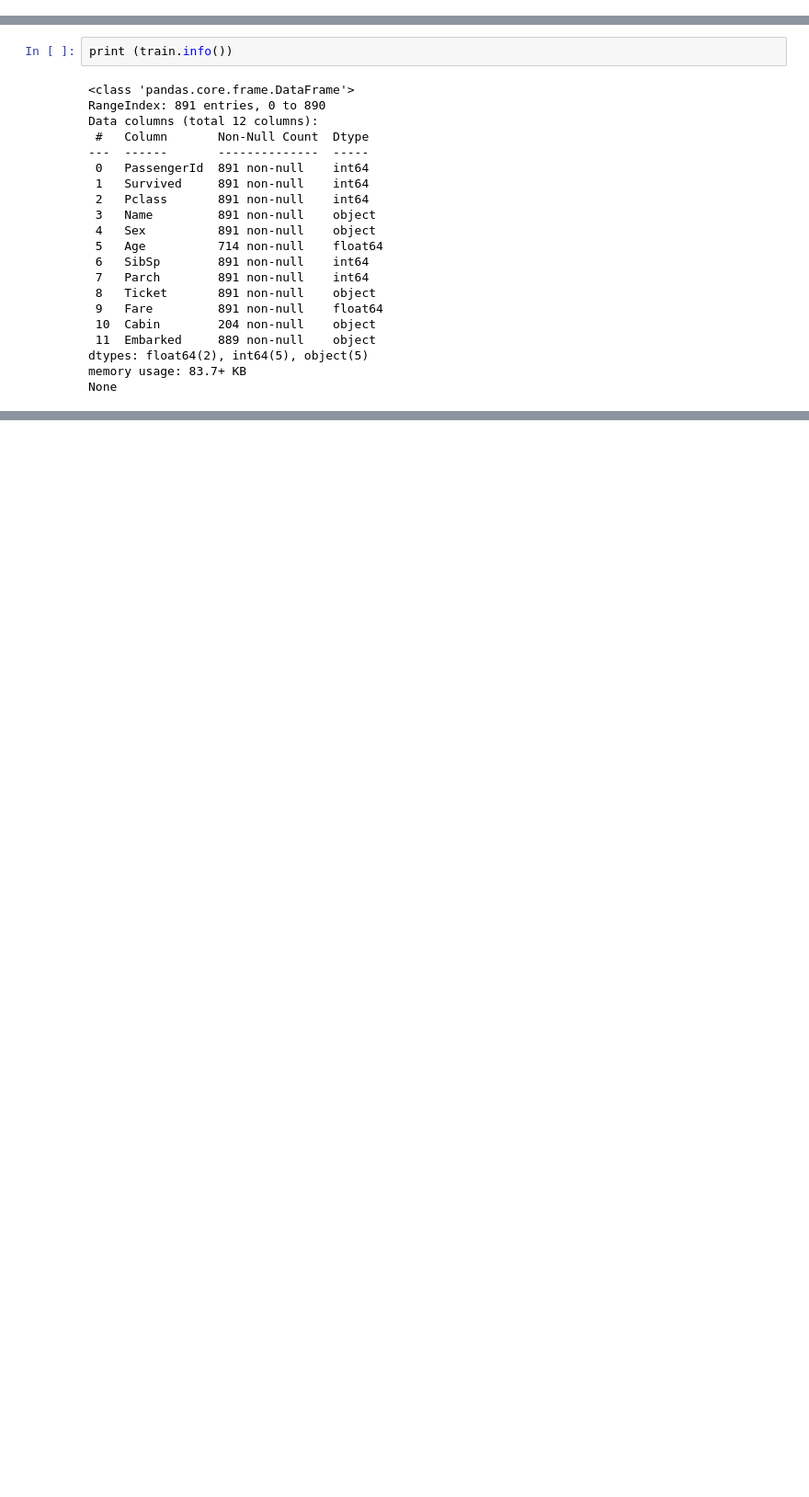
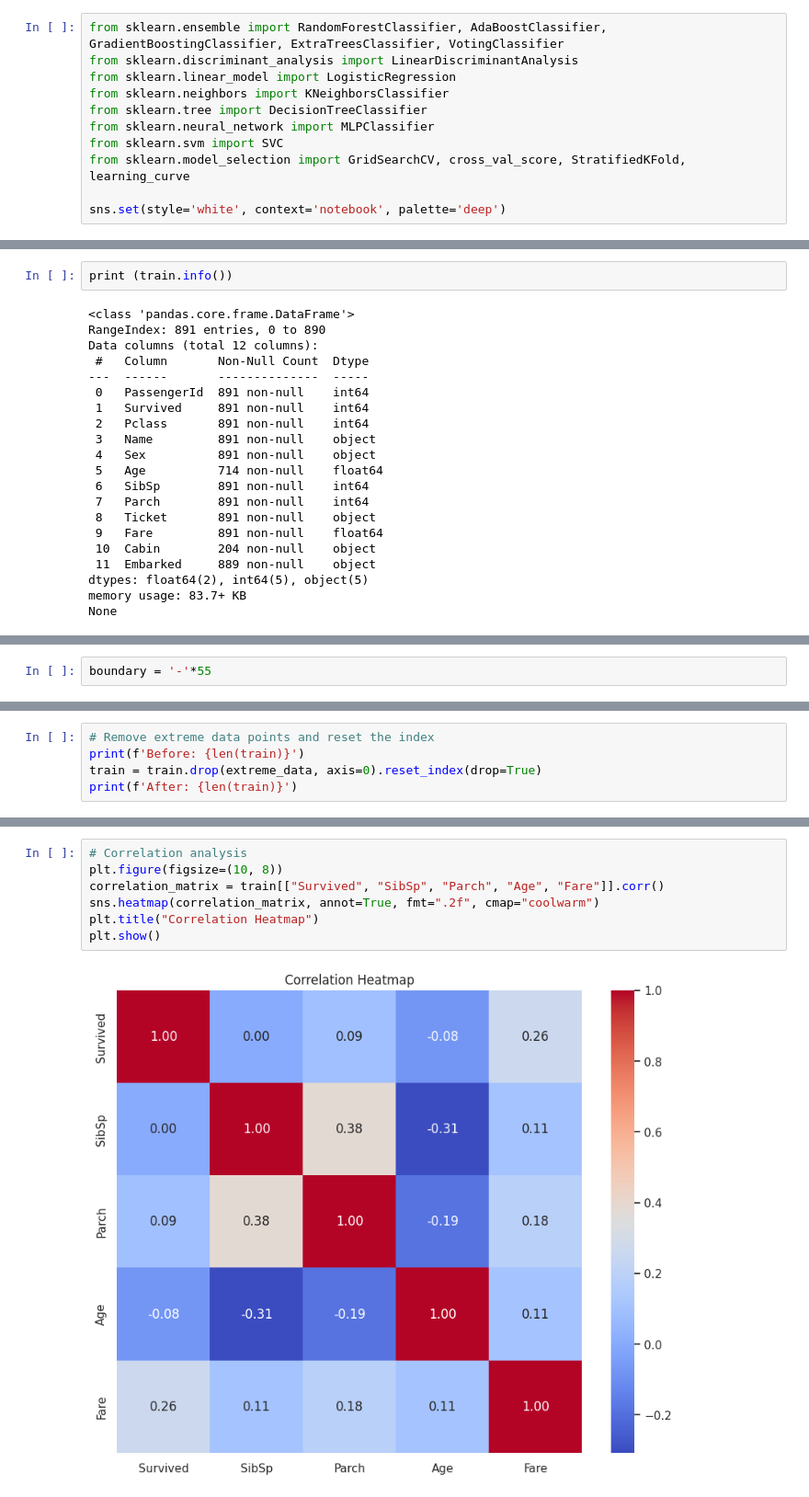
Before and after one commit to tushrv/very-small-projects, a Jupyter notebook: Titanic/Titanic_Exploration.ipynb, the cells around one changed output, grey strips where cells are left out. Shown at 92% size. Drawn from its saved outputs; the diff is of its cells as text; blank space fills up the shorter version.

```diff
--- a/Titanic/Titanic_Exploration.ipynb
+++ b/Titanic/Titanic_Exploration.ipynb
@@ -35,3 +60,14 @@ from sklearn import metrics
+# %%
+from sklearn.ensemble import RandomForestClassifier, AdaBoostClassifier, GradientBoostingClassifier, ExtraTreesClassifier, VotingClassifier
+from sklearn.discriminant_analysis import LinearDiscriminantAnalysis
+from sklearn.linear_model import LogisticRegression
+from sklearn.neighbors import KNeighborsClassifier
+from sklearn.tree import DecisionTreeClassifier
+from sklearn.neural_network import MLPClassifier
+from sklearn.svm import SVC
+from sklearn.model_selection import GridSearchCV, cross_val_score, StratifiedKFold, learning_curve
+
+sns.set(style='white', context='notebook', palette='deep')
 # %% [markdown]
 ### Loading dataset
 # %%
@@ -289,0 +156,2 @@ Test1 Shape: (223, 8)
+# %%
+boundary = '-'*55
@@ -289,0 +262,5 @@ Test1 Shape: (223, 8)
+# %%
+# Remove extreme data points and reset the index
+print(f'Before: {len(train)}')
+train = train.drop(extreme_data, axis=0).reset_index(drop=True)
+print(f'After: {len(train)}')
@@ -289,0 +298,9 @@ Test1 Shape: (223, 8)
+# %%
+# Correlation analysis
+plt.figure(figsize=(10, 8))
+correlation_matrix = train[["Survived", "SibSp", "Parch", "Age", "Fare"]].corr()
+sns.heatmap(correlation_matrix, annot=True, fmt=".2f", cmap="coolwarm")
+plt.title("Correlation Heatmap")
+plt.show()
+# %% [output]
+[figure, added]
```
Also changed, not shown: parts of 87 cells of this notebook, 1 other file.
